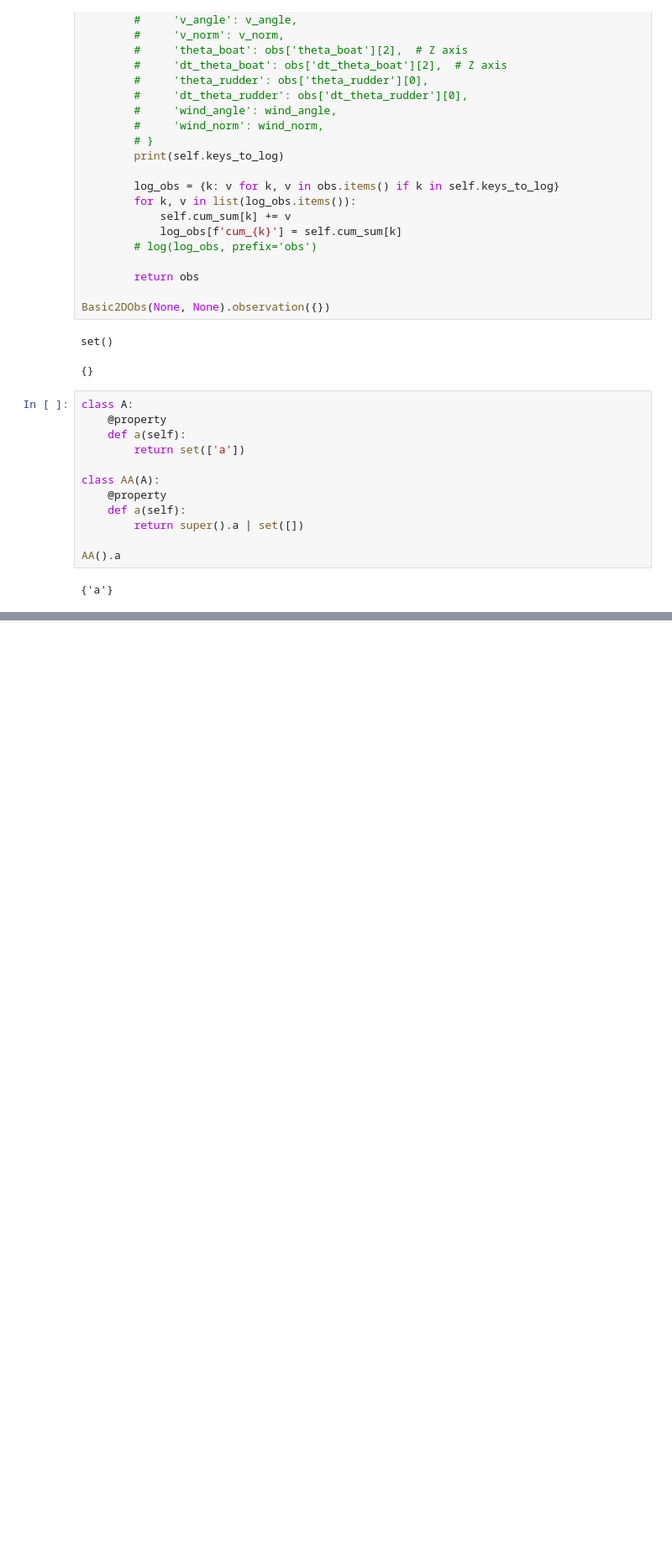
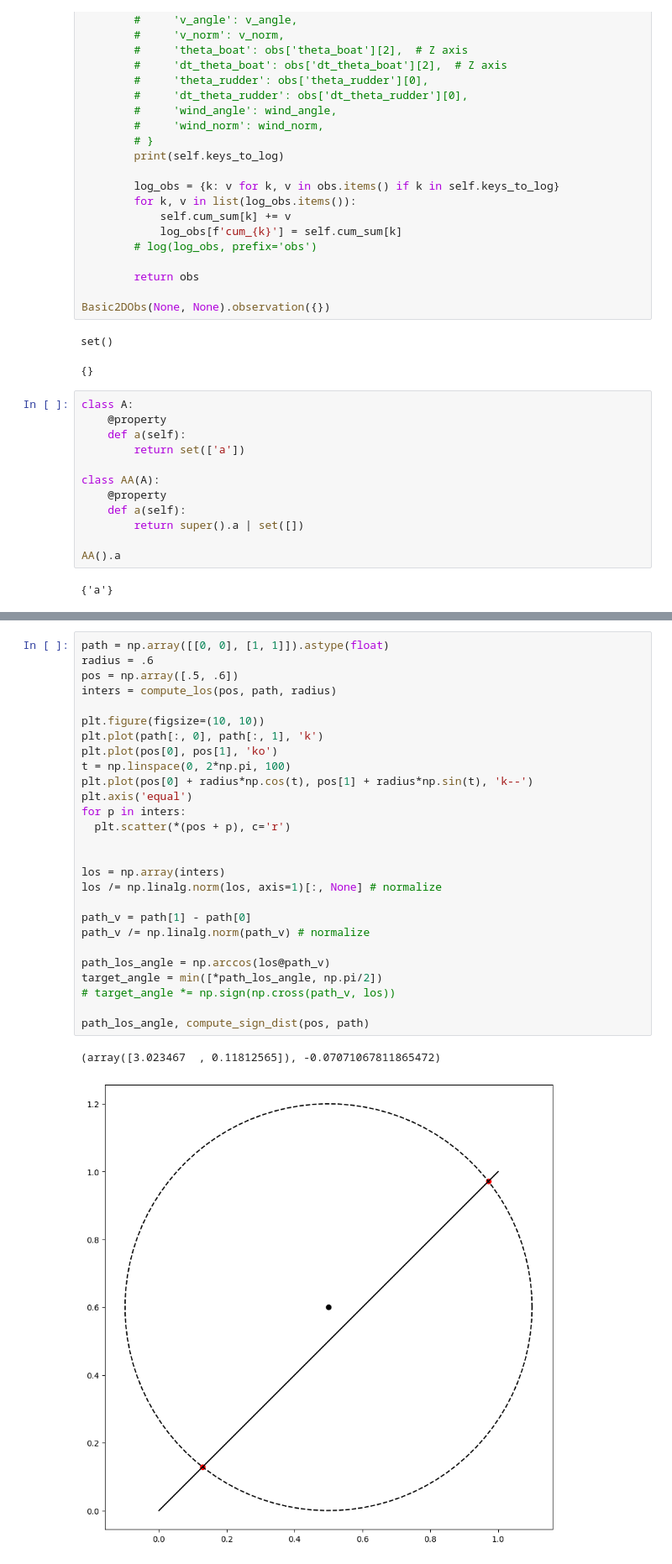
Before and after one commit to lucasmrdt/sailboat-drl, a Jupyter notebook: test.ipynb, the cells around one changed output, grey strips where cells are left out. Shown: that part at 84% size. Cells and saved outputs as stored; diff of their text form; blank space fills up the shorter version.

```diff
--- a/test.ipynb
+++ b/test.ipynb
@@ -115,0 +146,30 @@ AA().a
+# %%
+path = np.array([[0, 0], [1, 1]]).astype(float)
+radius = .6
+pos = np.array([.5, .6])
+inters = compute_los(pos, path, radius)
+
+plt.figure(figsize=(10, 10))
+plt.plot(path[:, 0], path[:, 1], 'k')
+plt.plot(pos[0], pos[1], 'ko')
+t = np.linspace(0, 2*np.pi, 100)
+plt.plot(pos[0] + radius*np.cos(t), pos[1] + radius*np.sin(t), 'k--')
+plt.axis('equal')
+for p in inters:
+  plt.scatter(*(pos + p), c='r')
+
+
+los = np.array(inters)
+los /= np.linalg.norm(los, axis=1)[:, None] # normalize
+
+path_v = path[1] - path[0]
+path_v /= np.linalg.norm(path_v) # normalize
+
+path_los_angle = np.arccos(los@path_v)
+target_angle = min([*path_los_angle, np.pi/2])
+# target_angle *= np.sign(np.cross(path_v, los))
+
+path_los_angle, compute_sign_dist(pos, path)
+# %% [output]
+(array([3.023467  , 0.11812565]), -0.07071067811865472)
+[figure, added]
```
Also changed, not shown: parts of 3 cells of this notebook, 9 other files.
